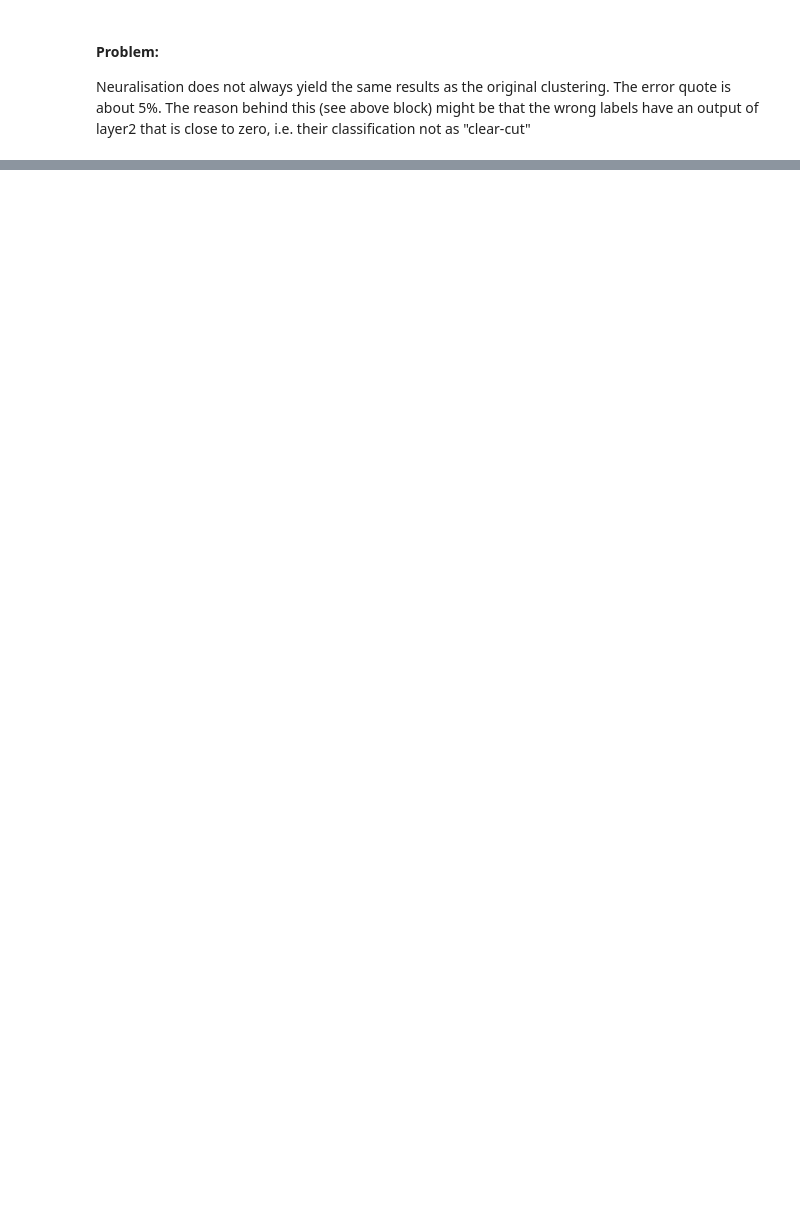
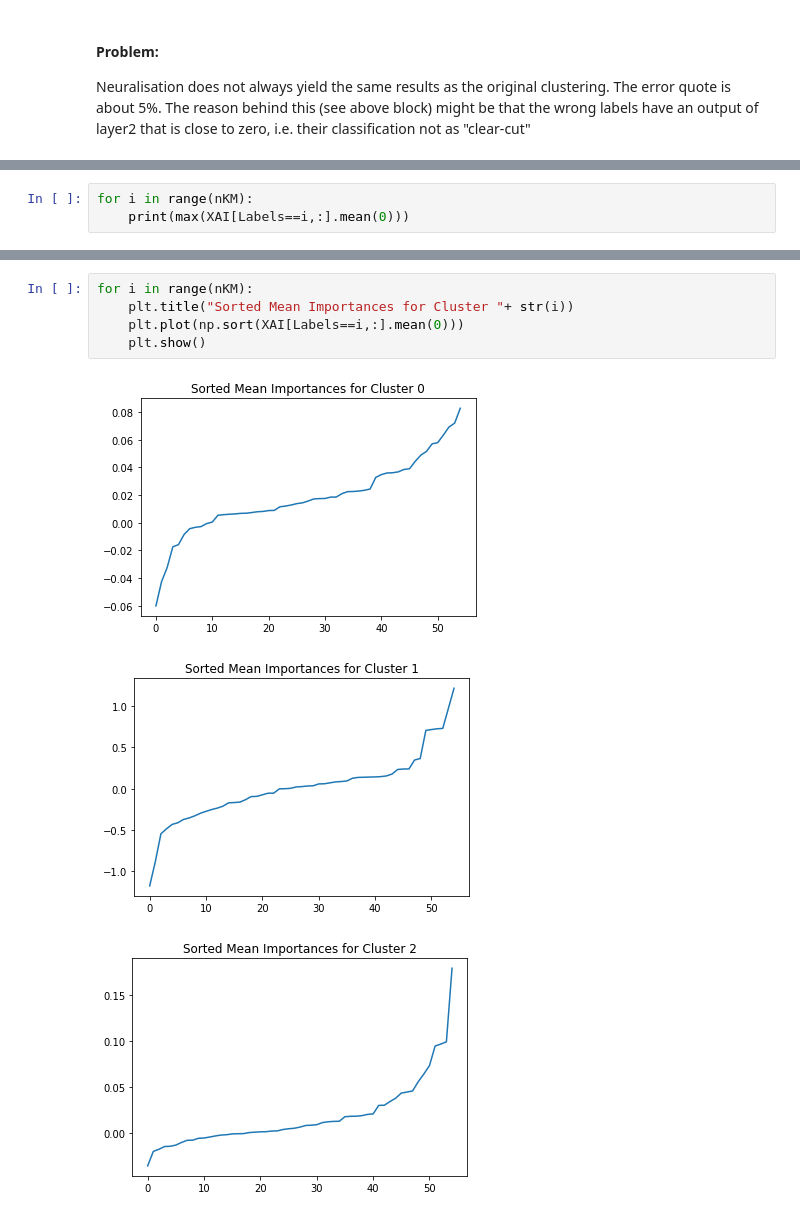
Before and after one commit to TobiasW1891/Finance, a Jupyter notebook: Hierarchichal Clustering Sector Data.ipynb, the cells around one changed output, grey strips where cells are left out. Saved outputs shown, nothing was run; the diff lists cells and outputs as text; blank space fills up the shorter version.

```diff
--- a/Hierarchichal Clustering Sector Data.ipynb
+++ b/Hierarchichal Clustering Sector Data.ipynb
@@ -408,0 +787,3 @@ array([3., 3., 3., 3., 3., 3., 3., 3., 3., 3., 3., 3., 3., 3., 3., 3., 3.,
+# %%
+for i in range(nKM):
+    print(max(XAI[Labels==i,:].mean(0)))
@@ -408,0 +799,9 @@ array([3., 3., 3., 3., 3., 3., 3., 3., 3., 3., 3., 3., 3., 3., 3., 3., 3.,
+# %%
+for i in range(nKM):
+    plt.title("Sorted Mean Importances for Cluster "+ str(i))
+    plt.plot(np.sort(XAI[Labels==i,:].mean(0)))
+    plt.show()
+# %% [output]
+[figure, added]
+[figure, added]
+[figure, added]
```
Also changed, not shown: parts of 48 cells of this notebook.
